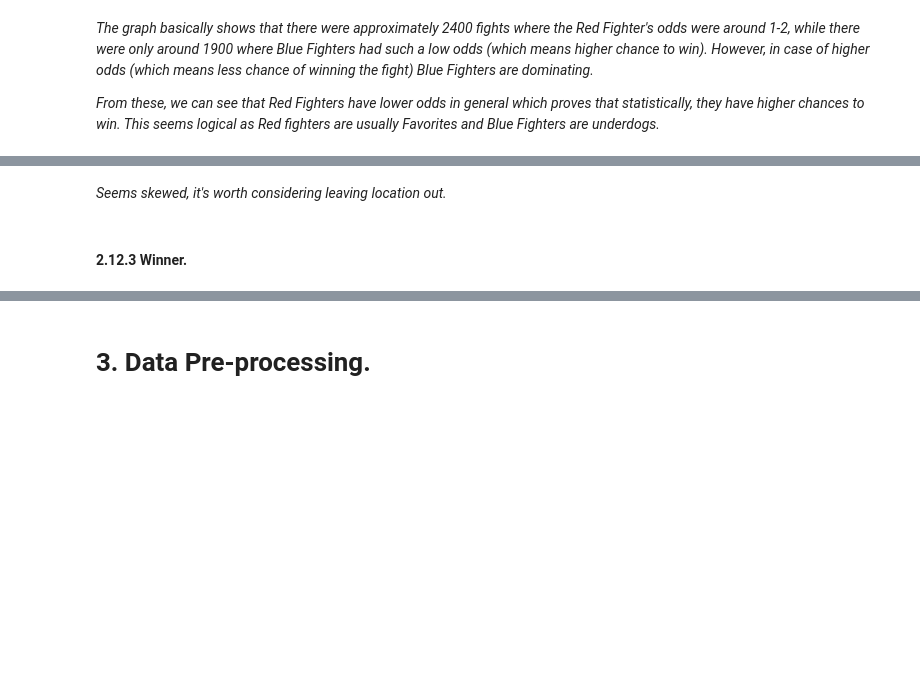
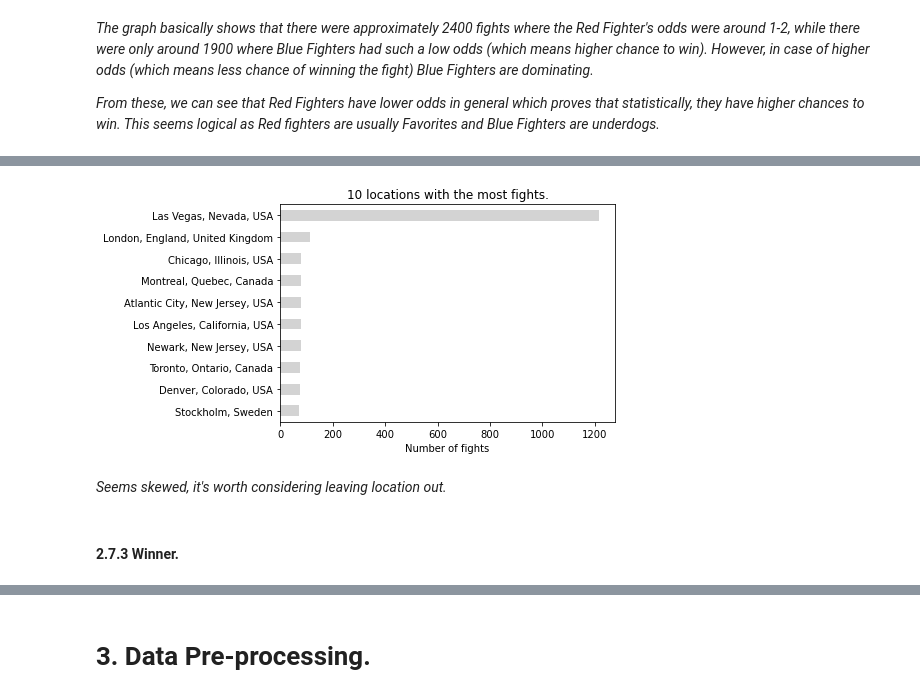
Before and after one commit to Gustavclausen1804/UFC-dataset, a Jupyter notebook: BDA_project.ipynb, the cells around one changed output, grey strips where cells are left out. Drawn from its saved outputs; the diff is of its cells as text; code cells hidden in the pictures; blank space fills up the shorter version.

```diff
--- a/BDA_project.ipynb
+++ b/BDA_project.ipynb
@@ -137,11 +126,12 @@ plt.show()
 # %%
-ufc_gen['location'].value_counts().head(10).sort_values(ascending = True).plot(kind = 'barh', color = 'Lightgrey')
+ufc_df['location'].value_counts().head(10).sort_values(ascending = True).plot(kind = 'barh', color = 'Lightgrey')
 plt.xlabel('Number of fights')
 plt.title('10 locations with the most fights.')
-plt.savefig('location.png')
 plt.show()
+# %% [output]
+[figure, added]
 # %% [markdown]
 *Seems skewed, it's worth considering leaving location out.*
 # %% [markdown]
-#### 2.12.3 Winner.
+#### 2.7.3 Winner.
 # %%
```
Also changed, not shown: parts of 115 cells of this notebook, 4 other files.
